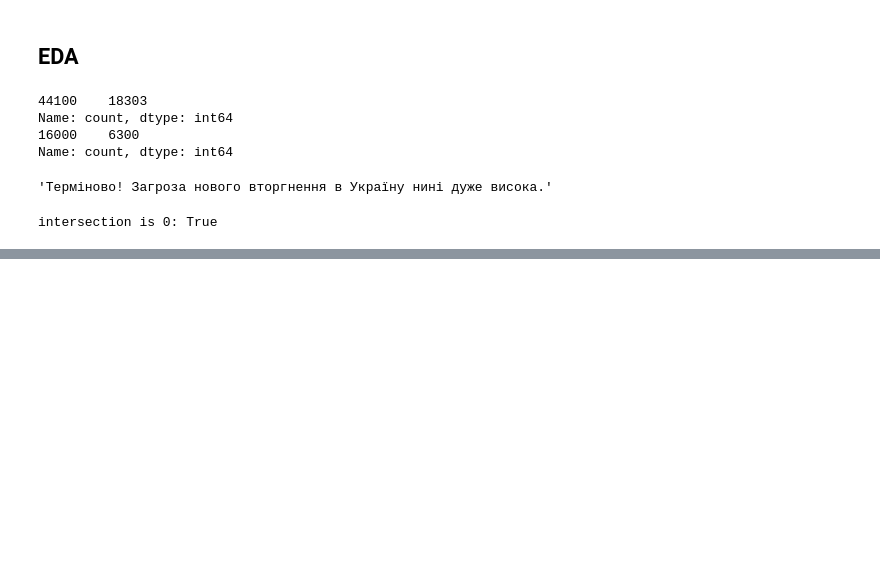
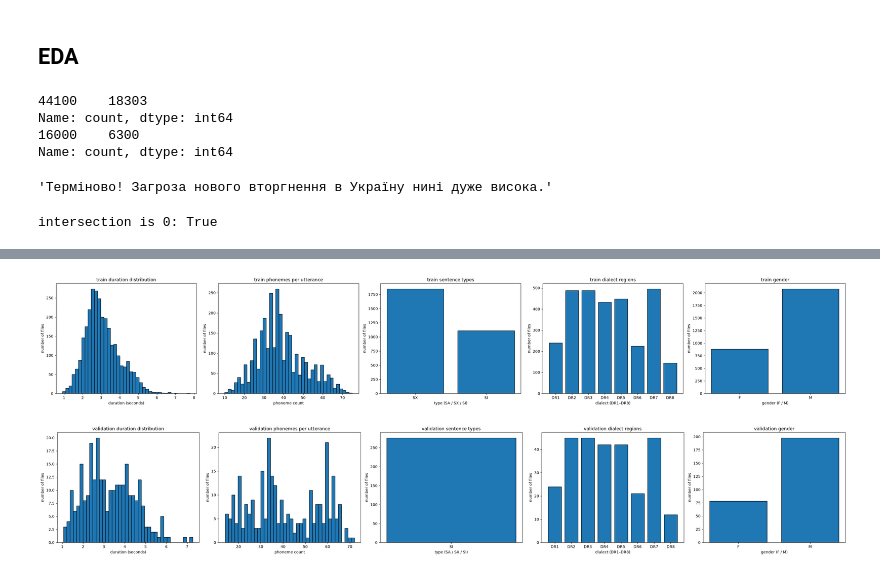
Before and after one commit to ALEGATOR1209/kse-deep-audio-lab3, a Jupyter notebook: lab3.ipynb, the cells around one changed output, grey strips where cells are left out. Saved outputs shown, nothing was run; the diff lists cells and outputs as text; code cells hidden in the pictures; blank space fills up the shorter version.

```diff
--- a/lab3.ipynb
+++ b/lab3.ipynb
@@ -76,0 +207,17 @@ intersection is 0: True
+# %%
+from sklearn.model_selection import StratifiedGroupKFold
+
+timit_train_df = timit_train_df[timit_train_df["sentence_type"] != "SA"].copy()
+
+timit_train_df["strat"] = timit_train_df["dialect_region"] + "_" + timit_train_df["gender"]
+sgkf = StratifiedGroupKFold(n_splits=5, shuffle=True, random_state=42)
+train, val = next(sgkf.split(timit_train_df, timit_train_df["strat"], groups=timit_train_df["speaker_id"]))
+timit_tr_df, timit_val_df = timit_train_df.iloc[train], timit_train_df.iloc[val]
+
+timit_val_df = timit_val_df[timit_val_df["sentence_type"] == "SI"]
+
+plot_timit_distributions(timit_tr_df, "train")
+plot_timit_distributions(timit_val_df, "validation")
+# %% [output]
+[figure, added]
+[figure, added]
```
Also changed, not shown: parts of 7 cells of this notebook, 4 other files.
